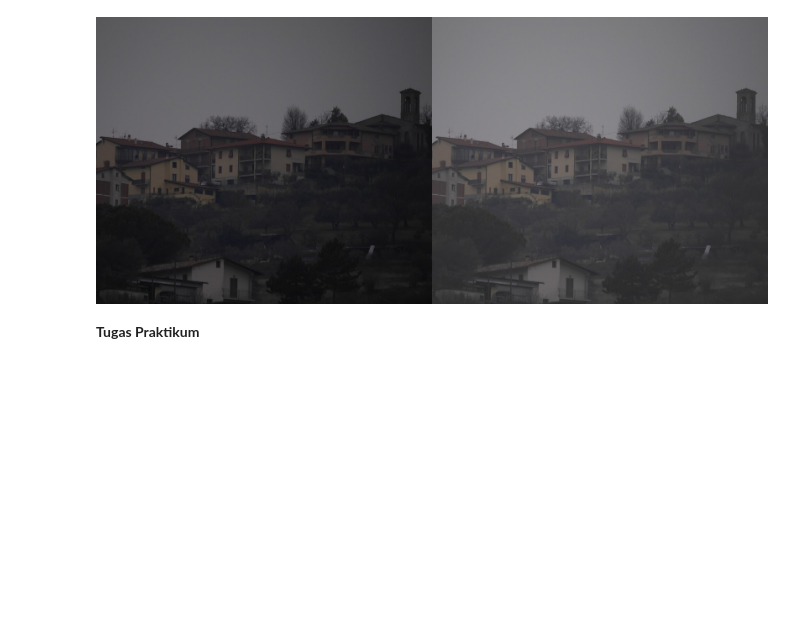
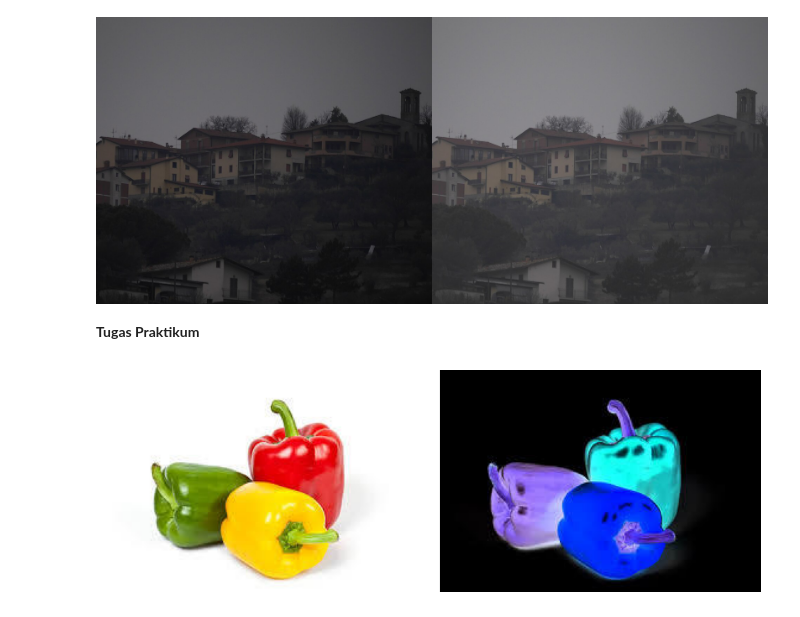
Before and after one commit to kenzuroid-tech/PVCK_Ganjil_2026, a Jupyter notebook: Week3.ipynb, the cells around one changed output. Cells and saved outputs as stored; diff of their text form; code cells hidden in the pictures; blank space fills up the shorter version.

```diff
--- a/Week3.ipynb
+++ b/Week3.ipynb
@@ -40,3 +40,36 @@ Masukkan nilai kecerahan: 30
 [figure]
 # %% [markdown]
 **Tugas Praktikum**
+# %%
+# 1. Implementasi inverse citra
+
+import cv2 as cv
+import matplotlib.pyplot as plt
+
+# 1. Membaca gambar dari Google Drive
+original = cv.imread('/content/drive/MyDrive/PVCK/GAMBAR/Sayur.jpg')
+
+# 2. Konversi warna dari BGR (bawaan OpenCV) ke RGB (standar Matplotlib)
+original_rgb = cv.cvtColor(original, cv.COLOR_BGR2RGB)
+
+# 3. Proses inverse warna pada gambar RGB
+inverse_rgb = cv.bitwise_not(original_rgb)
+
+# 4. Mengatur ukuran kanvas (figure) tampilan
+plt.figure(figsize=(12, 6))
+
+# 5. Menampilkan Gambar Asli di posisi kiri (kolom 1)
+plt.subplot(1, 2, 1)
+plt.imshow(original_rgb)
+plt.axis('off')
+
+# 6. Menampilkan Gambar Inverse di posisi kanan (kolom 2)
+plt.subplot(1, 2, 2)
+plt.imshow(inverse_rgb)
+plt.axis('off')
+
+# 7. Merapikan jarak antar gambar dan menampilkannya
+plt.subplots_adjust(wspace=0.05)
+plt.show()
+# %% [output]
+[figure, added]
```
Also changed, not shown: parts of 1 cell of this notebook.
